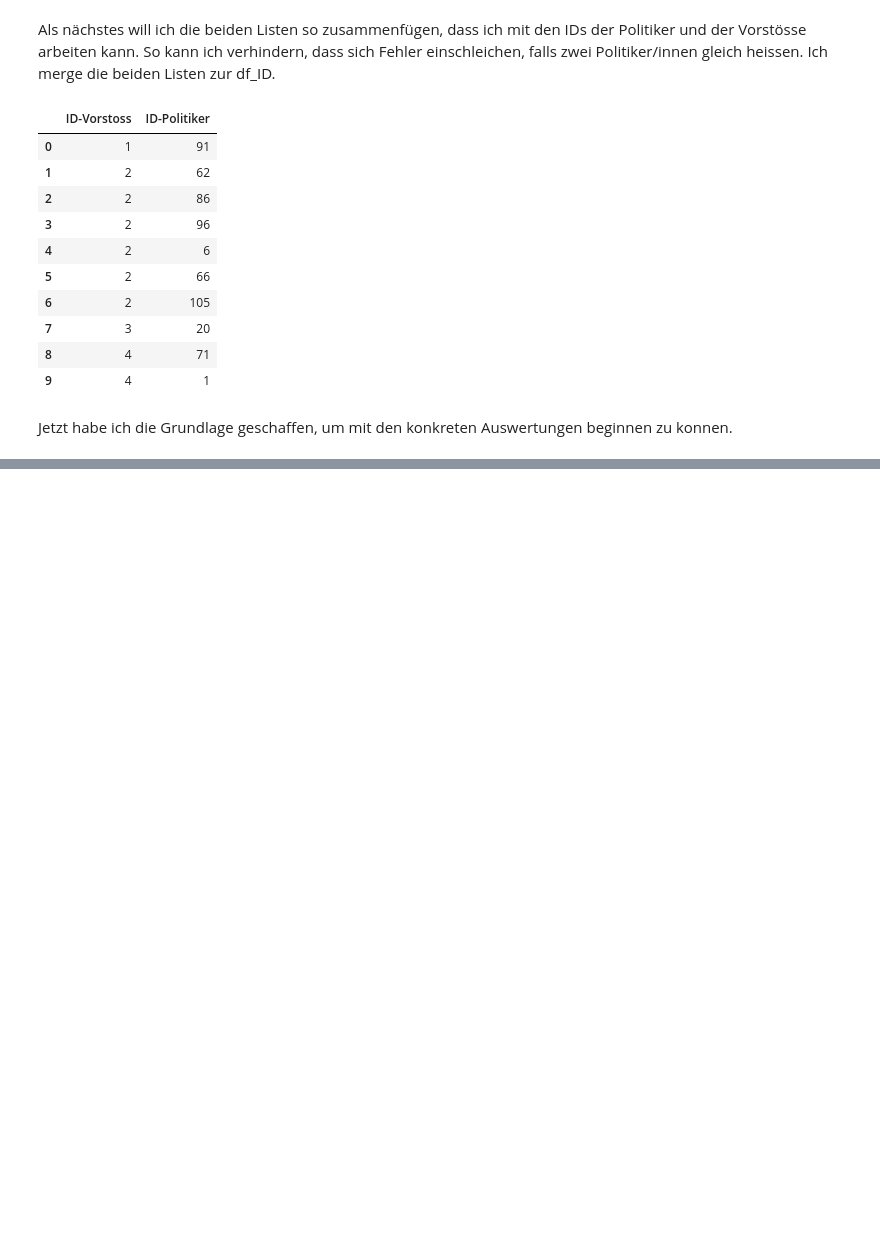
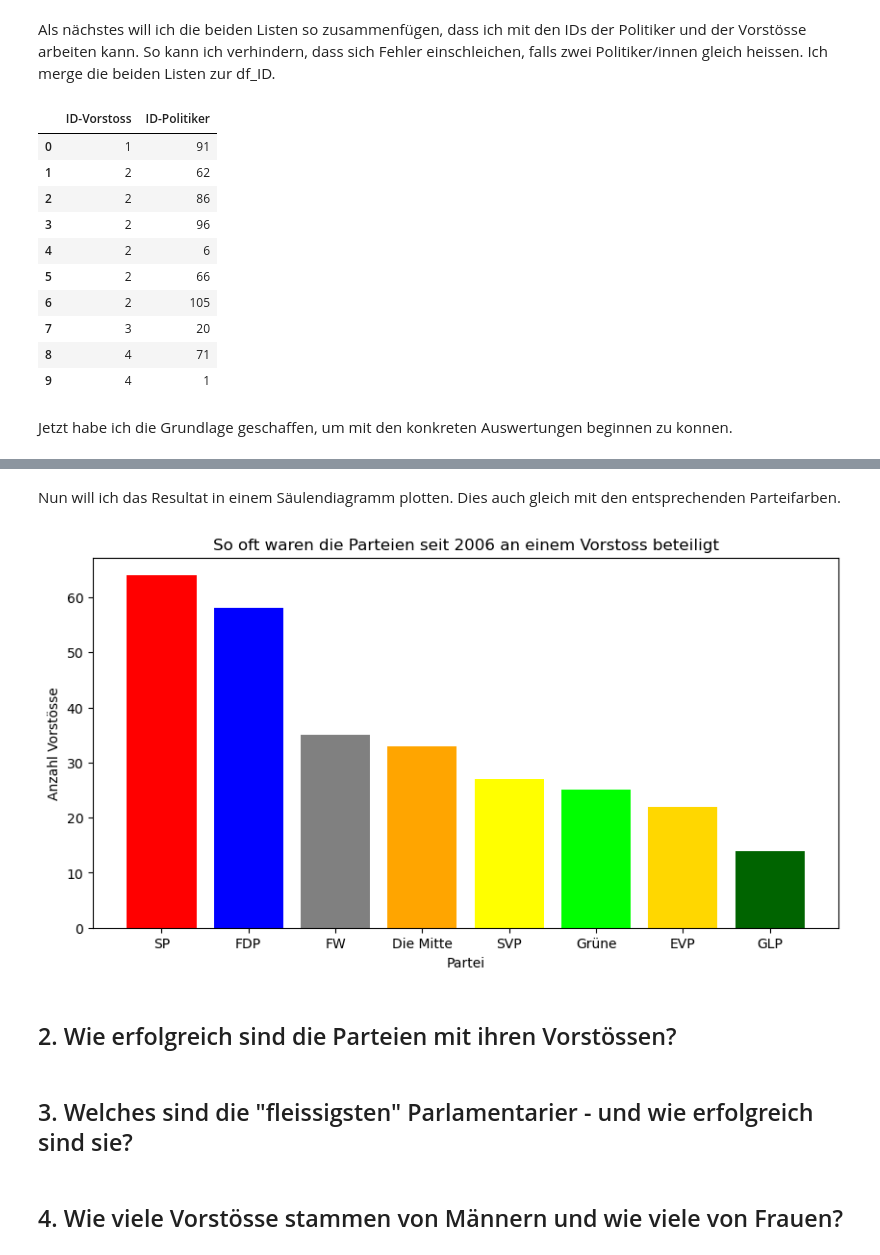
Before and after one commit to daniel-hitz/CAS_Abschlussarbeit_Daniel_Hitz, a Jupyter notebook: 2. Auswertung Adliswil.ipynb, the cells around one changed output, grey strips where cells are left out. Saved outputs shown, nothing was run; the diff lists cells and outputs as text; code cells hidden in the pictures; blank space fills up the shorter version.

```diff
--- a/2. Auswertung Adliswil.ipynb
+++ b/2. Auswertung Adliswil.ipynb
@@ -86,0 +77,3 @@ Jetzt habe ich die Grundlage geschaffen, um mit den konkreten Auswertungen begin
+# %%
+df_parteien = df_ID.merge(df_parlamentarier, left_on='ID-Politiker', right_on='ID-Politiker', how='left')[['Partei','ID-Vorstoss']]
+df_parteien.head(7)
@@ -86,0 +91,4 @@ Jetzt habe ich die Grundlage geschaffen, um mit den konkreten Auswertungen begin
+# %%
+partei_count = df_parteien.groupby('Partei')['ID-Vorstoss'].nunique().sort_values(ascending=False).reset_index()
+partei_count.columns = ['Partei', 'Anzahl_Vorstoesse']
+partei_count
@@ -86,0 +105,28 @@ Jetzt habe ich die Grundlage geschaffen, um mit den konkreten Auswertungen begin
+# %% [markdown]
+Nun will ich das Resultat in einem Säulendiagramm plotten. Dies auch gleich mit den entsprechenden Parteifarben.
+# %%
+partei_farben = {
+    'SP': 'red',
+    'FDP': 'blue',
+    'FW': 'grey',
+    'Die Mitte': 'orange',
+    'SVP': 'yellow',
+    'Grüne': 'lime',
+    'EVP': 'gold',
+    'GLP': 'darkgreen'
+}
+# %%
+plt.figure(figsize=(10,5))
+plt.bar(partei_count['Partei'], partei_count['Anzahl_Vorstoesse'], color=[partei_farben[partei] for partei in partei_count['Partei']])
+plt.title('So oft waren die Parteien seit 2006 an einem Vorstoss beteiligt')
+plt.xlabel('Partei')
+plt.ylabel('Anzahl Vorstösse')
+plt.show()
+# %% [output]
+[figure, added]
+# %% [markdown]
+## 2. Wie erfolgreich sind die Parteien mit ihren Vorstössen?
+# %% [markdown]
+## 3. Welches sind die "fleissigsten" Parlamentarier - und wie erfolgreich sind sie?
+# %% [markdown]
+## 4. Wie viele Vorstösse stammen von Männern und wie viele von Frauen?
```
Also changed, not shown: parts of 7 cells of this notebook, 1 other file.
